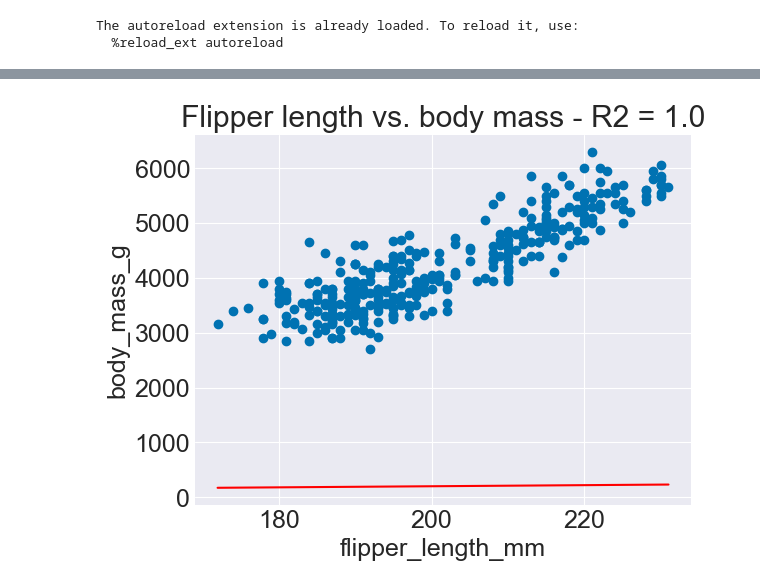
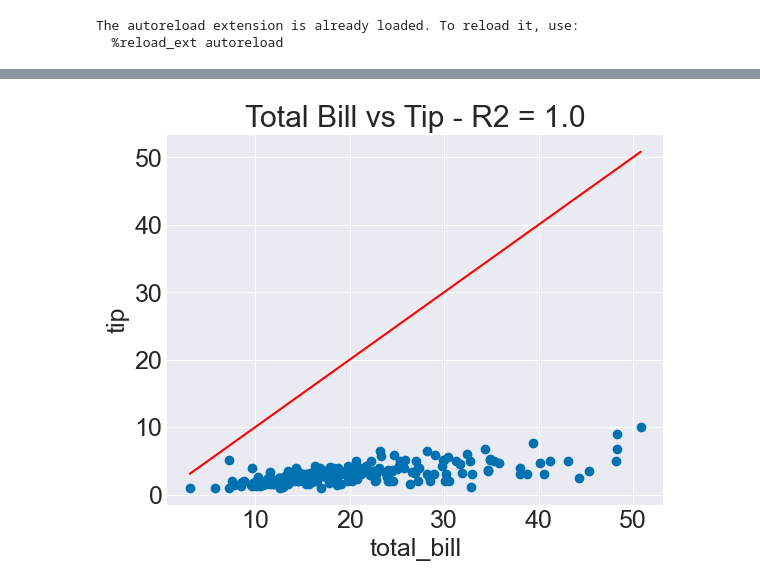
Before and after one commit to Chandrachud-2003/Chandras251Projects, a Jupyter notebook: Project3Final/extension-1-own-data.ipynb, the cells around one changed output, grey strips where cells are left out. Cells and saved outputs as stored; diff of their text form; code cells hidden in the pictures.

```diff
--- a/Project3Final/extension-1-own-data.ipynb
+++ b/Project3Final/extension-1-own-data.ipynb
@@ -74,5 +57,5 @@ penguins_reg.scatter('bill_depth_mm', 'body_mass_g', title = 'Bill depth vs. bod
-# %%
-# Plotting the third set of variables in our hypothesis
-penguins_reg.scatter('flipper_length_mm', 'body_mass_g', title = 'Flipper length vs. body mass')
-# %% [output]
-[figure, removed]
+# %%
+# Plotting a scatter plot of the size vs tip amuount
+tips_reg.scatter(ind_var='total_bill', dep_var='tip', title='Total Bill vs Tip')
+# %% [output]
+[figure, added]
```
Also changed, not shown: parts of 16 cells of this notebook, 8 other files.
